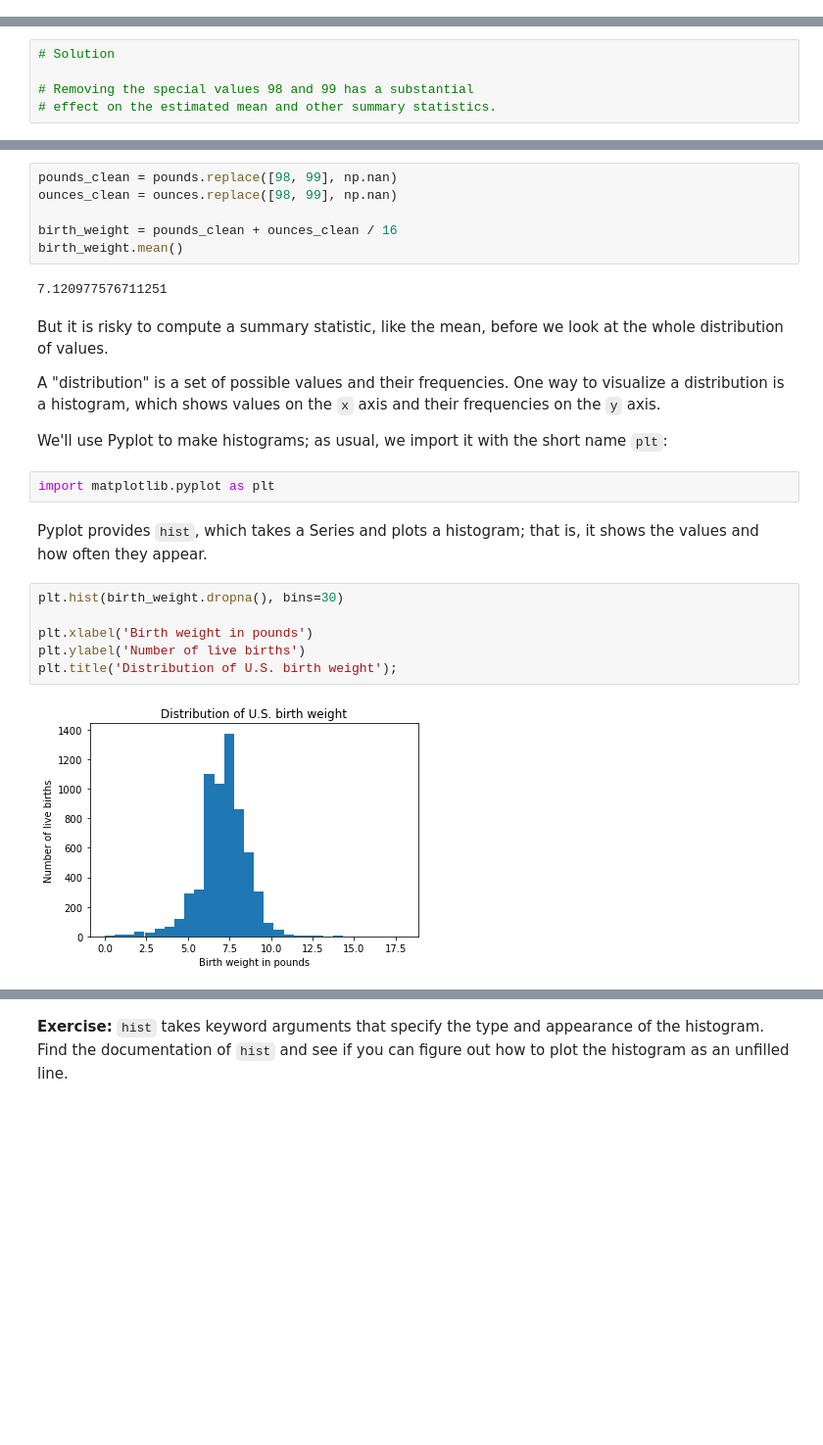
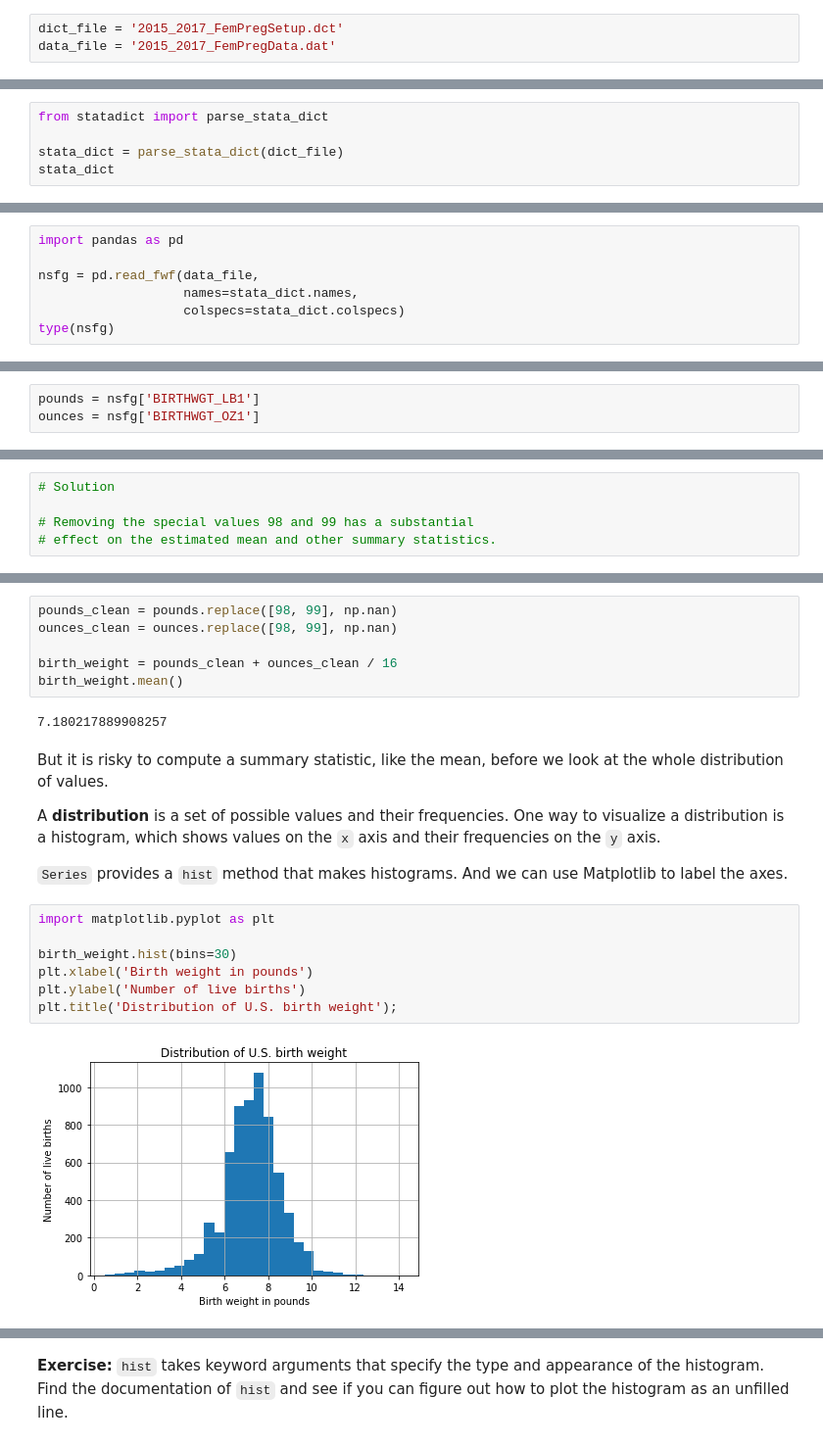
Before and after one commit to AllenDowney/ElementsOfDataScience, a Jupyter notebook: _sources/07_dataframes.ipynb, the cells around one changed output, grey strips where cells are left out. Shown at 98% size. Cells and saved outputs as stored; diff of their text form; blank space fills up the shorter version.

```diff
--- a/_sources/07_dataframes.ipynb
+++ b/_sources/07_dataframes.ipynb
@@ -47,0 +54,3 @@ import pandas as pd
+# %%
+dict_file = '2015_2017_FemPregSetup.dct'
+data_file = '2015_2017_FemPregData.dat'
@@ -66,0 +86,5 @@ pandas.core.frame.DataFrame
+# %%
+from statadict import parse_stata_dict
+
+stata_dict = parse_stata_dict(dict_file)
+stata_dict
@@ -66,0 +103,7 @@ pandas.core.frame.DataFrame
+# %%
+import pandas as pd
+
+nsfg = pd.read_fwf(data_file,
+                   names=stata_dict.names,
+                   colspecs=stata_dict.colspecs)
+type(nsfg)
@@ -202,3 +228,6 @@ pounds = nsfg['birthwgt_lb1']
+# %%
+pounds = nsfg['BIRTHWGT_LB1']
+ounces = nsfg['BIRTHWGT_OZ1']
 # %% [markdown]
 Before we do anything with this data, we have to validate it.  One part of validation is confirming that we are interpreting the data correctly.
 
@@ -476,23 +487,21 @@ ounces_clean = ounces.replace([98, 99], np.nan)
 birth_weight = pounds_clean + ounces_clean / 16
 birth_weight.mean()
 # %% [output]
-7.120977576711251
+7.180217889908257
 # %% [markdown]
 But it is risky to compute a summary statistic, like the mean, before we look at the whole distribution of values.
 
-A "distribution" is a set of possible values and their frequencies.  One way to visualize a distribution is a histogram, which shows values on the `x` axis and their frequencies on the `y` axis.
+A **distribution** is a set of possible values and their frequencies.  One way to visualize a distribution is a histogram, which shows values on the `x` axis and their frequencies on the `y` axis.
 
-We'll use Pyplot to make histograms; as usual, we import it with the short name `plt`:
+`Series` provides a `hist` method that makes histograms.
+And we can use Matplotlib to label the axes.
-# %%
-import matplotlib.pyplot as plt
-# %% [markdown]
-Pyplot provides `hist`, which takes a Series and plots a histogram; that is, it shows the values and how often they appear.
 # %%
-plt.hist(birth_weight.dropna(), bins=30)
+import matplotlib.pyplot as plt
 
+birth_weight.hist(bins=30)
 plt.xlabel('Birth weight in pounds')
 plt.ylabel('Number of live births')
 plt.title('Distribution of U.S. birth weight');
 # %% [output]
-[figure, old version]
+[figure, new version]
 # %% [markdown]
```
Also changed, not shown: parts of 120 cells of this notebook, 48 other files.
